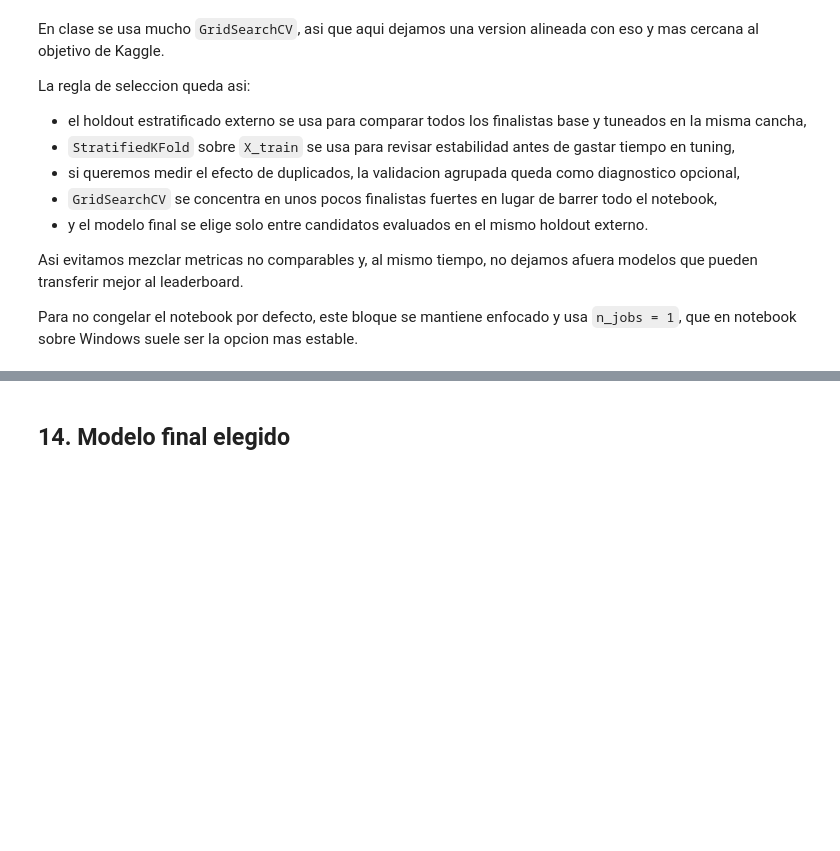
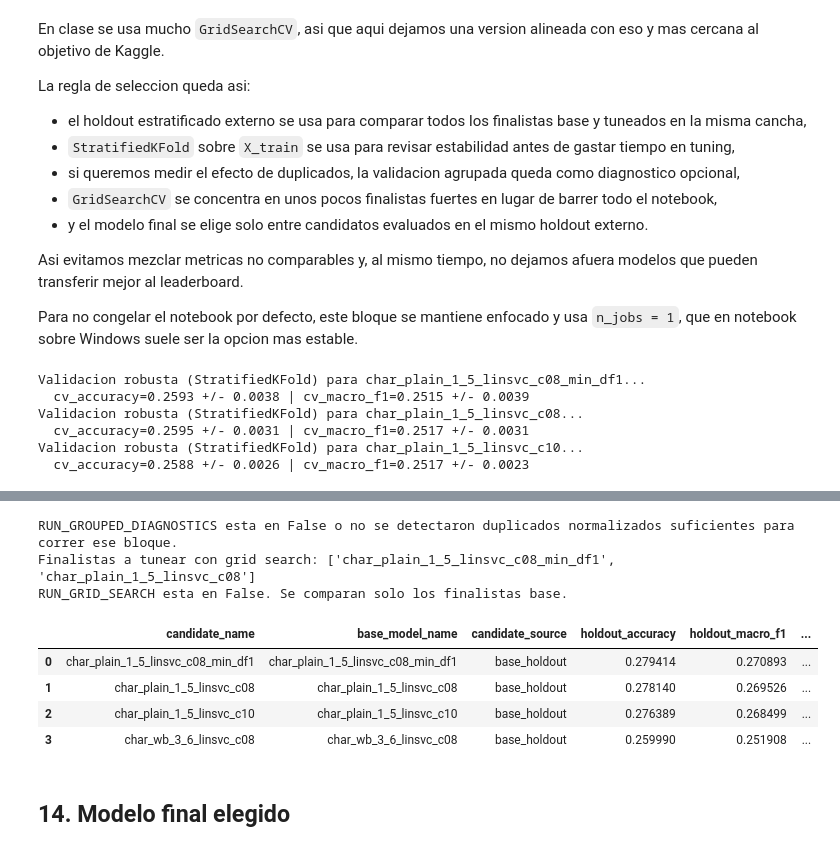
Before and after one commit to jebriceno2/Proyecto-Machine_learning, a Jupyter notebook: notebooks/proyecto_final.ipynb, the cells around one changed output, grey strips where cells are left out. Saved outputs shown, nothing was run; the diff lists cells and outputs as text; code cells hidden in the pictures; blank space fills up the shorter version.

```diff
--- a/notebooks/proyecto_final.ipynb
+++ b/notebooks/proyecto_final.ipynb
@@ -1160,9 +1114,12 @@ def build_unique_family_shortlist(results_df, family_map, top_k):
 
 best_model_name = results_df.iloc[0]['model_name']
 best_validation_score = results_df.iloc[0]
-robust_shortlist_names = build_unique_family_shortlist(results_df, candidate_family_map, ROBUST_CV_TOP_K)
+robust_shortlist_names = deduplicate_preserving_order(
+    results_df.head(ROBUST_CV_TOP_K)['model_name'].tolist()
+    + build_unique_family_shortlist(results_df, candidate_family_map, ROBUST_CV_TOP_K)
+)
 
-hybrid_model_names = [name for name in ['word_char_linsvc', 'word_char_style_linsvc'] if name in results_df['model_name'].tolist()]
+hybrid_model_names = [name for name in ['word_char_linsvc'] if name in results_df['model_name'].tolist()]
 best_hybrid_model_name = None
 if hybrid_model_names:
     best_hybrid_model_name = (
@@ -1171,7 +1128,7 @@ if hybrid_model_names:
         .iloc[0]['model_name']
     )
 
-forced_finalist_names = ['char_plain_linsvc_c04', 'char_wb_linsvc_c08']
+forced_finalist_names = ['char_plain_1_5_linsvc_c08', 'char_plain_1_5_linsvc_c10', 'char_wb_3_6_linsvc_c08']
 if best_hybrid_model_name is not None:
     forced_finalist_names.append(best_hybrid_model_name)
 
@@ -1372,30 +1405,28 @@ for model_name in finalist_candidate_names:
 
 
 def build_grid_search_spec(model_name):
-    if model_name in {'char_plain_linsvc_c04', 'char_plain_linsvc_c06'}:
+    if model_name in {
+        'char_plain_1_5_linsvc_c08',
+        'char_plain_1_5_linsvc_c10',
+        'char_plain_1_5_linsvc_c12',
+        'char_plain_1_6_linsvc_c08',
+        'char_plain_1_5_linsvc_c08_min_df1',
+    }:
         estimator = candidate_builders[model_name]()
         param_grid = {
-            'preprocessor__char_tfidf__min_df': [2, 3],
-            'preprocessor__char_tfidf__max_features': [min(350_000, CHAR_PLAIN_MAX_FEATURES), CHAR_PLAIN_MAX_FEATURES],
-            'classifier__C': [0.4, 0.5, 0.6],
+            'preprocessor__char_tfidf__ngram_range': [(1, 5), (1, 6)],
+            'preprocessor__char_tfidf__min_df': [1, 2],
+            'preprocessor__char_tfidf__max_features': [min(220_000, CHAR_PLAIN_MAX_FEATURES), CHAR_PLAIN_MAX_FEATURES],
+            'classifier__C': [0.8, 1.0, 1.2],
         }
         return estimator, param_grid
 
-    if model_name == 'char_wb_linsvc_c08':
+    if model_name == 'char_wb_3_6_linsvc_c08':
         estimator = candidate_builders[model_name]()
         param_grid = {
-            'preprocessor__char_tfidf__ngram_range': [(2, 5), (2, 6)],
-            'preprocessor__char_tfidf__max_features': [min(350_000, CHAR_WB_MAX_FEATURES), CHAR_WB_MAX_FEATURES],
-            'classifier__C': [0.6, 0.8],
-        }
-        return estimator, param_grid
-
-    if model_name in {'word_bigram_logreg', 'word_trigram_logreg'}:
-        estimator = candidate_builders[model_name]()
-        param_grid = {
-            'preprocessor__word_tfidf__ngram_range': [(1, 2), (1, 3)],
-            'preprocessor__word_tfidf__min_df': [2, 3],
-            'classifier__C': [1.5, 2.0],
+            'preprocessor__char_tfidf__ngram_range': [(3, 6), (3, 7), (4, 6)],
+            'preprocessor__char_tfidf__max_features': [min(220_000, CHAR_WB_MAX_FEATURES), CHAR_WB_MAX_FEATURES],
+            'classifier__C': [0.8, 1.0],
         }
         return estimator, param_grid
 
@@ -1403,28 +1434,19 @@ def build_grid_search_spec(model_name):
         estimator = candidate_builders[model_name]()
         param_grid = {
             'preprocessor__word_tfidf__min_df': [2, 3],
-            'preprocessor__char_tfidf__max_features': [min(150_000, HYBRID_CHAR_MAX_FEATURES), HYBRID_CHAR_MAX_FEATURES],
-            'classifier__C': [0.4, 0.5],
-        }
-        return estimator, param_grid
-
-    if model_name == 'word_char_style_linsvc':
-        estimator = candidate_builders[model_name]()
-        param_grid = {
-            'preprocessor__word_tfidf__min_df': [2, 3],
-            'preprocessor__char_tfidf__max_features': [min(150_000, HYBRID_CHAR_MAX_FEATURES), HYBRID_CHAR_MAX_FEATURES],
-            'classifier__C': [0.4, 0.5],
+            'preprocessor__char_tfidf__max_features': [min(120_000, HYBRID_CHAR_MAX_FEATURES), HYBRID_CHAR_MAX_FEATURES],
+            'classifier__C': [0.4, 0.5, 0.6],
         }
         return estimator, param_grid
 
     return None, None
 
 
-tuning_priority_names = [best_model_name]
+tuning_priority_names = [best_model_name, 'char_plain_1_5_linsvc_c08']
 if best_hybrid_model_name is not None:
     tuning_priority_names.append(best_hybrid_model_name)
-if 'char_wb_linsvc_c08' in finalist_candidate_names:
-    tuning_priority_names.append('char_wb_linsvc_c08')
+if 'char_wb_3_6_linsvc_c08' in finalist_candidate_names:
+    tuning_priority_names.append('char_wb_3_6_linsvc_c08')
 
 grid_search_candidate_names = deduplicate_preserving_order(tuning_priority_names)[:MAX_TUNED_FINALISTS]
 print('Finalistas a tunear con grid search:', grid_search_candidate_names)
@@ -1510,3 +1532,10 @@ selected_holdout_result = {
     'accuracy': selected_model_record['holdout_accuracy'],
     'macro_f1': selected_model_record['holdout_macro_f1'],
 }
+# %% [output]
+Validacion robusta (StratifiedKFold) para char_plain_1_5_linsvc_c08_min_df1...
+  cv_accuracy=0.2593 +/- 0.0038 | cv_macro_f1=0.2515 +/- 0.0039
+Validacion robusta (StratifiedKFold) para char_plain_1_5_linsvc_c08...
+  cv_accuracy=0.2595 +/- 0.0031 | cv_macro_f1=0.2517 +/- 0.0031
+Validacion robusta (StratifiedKFold) para char_plain_1_5_linsvc_c10...
+  cv_accuracy=0.2588 +/- 0.0026 | cv_macro_f1=0.2517 +/- 0.0023
@@ -1513,3 +1546,11 @@ selected_holdout_result = {
+RUN_GROUPED_DIAGNOSTICS esta en False o no se detectaron duplicados normalizados suficientes para correr ese bloque.
+Finalistas a tunear con grid search: ['char_plain_1_5_linsvc_c08_min_df1', 'char_plain_1_5_linsvc_c08']
+RUN_GRID_SEARCH esta en False. Se comparan solo los finalistas base.
+|  | candidate_name | base_model_name | candidate_source | holdout_accuracy | holdout_macro_f1 | ... |
+| 0 | char_plain_1_5_linsvc_c08_min_df1 | char_plain_1_5_linsvc_c08_min_df1 | base_holdout | 0.279414 | 0.270893 | ... |
+| 1 | char_plain_1_5_linsvc_c08 | char_plain_1_5_linsvc_c08 | base_holdout | 0.278140 | 0.269526 | ... |
+| 2 | char_plain_1_5_linsvc_c10 | char_plain_1_5_linsvc_c10 | base_holdout | 0.276389 | 0.268499 | ... |
+| 3 | char_wb_3_6_linsvc_c08 | char_wb_3_6_linsvc_c08 | base_holdout | 0.259990 | 0.251908 | ... |
 # %% [markdown]
 ## 14. Modelo final elegido
 # %% [markdown]
```
Also changed, not shown: parts of 19 cells of this notebook, 1 other file.
